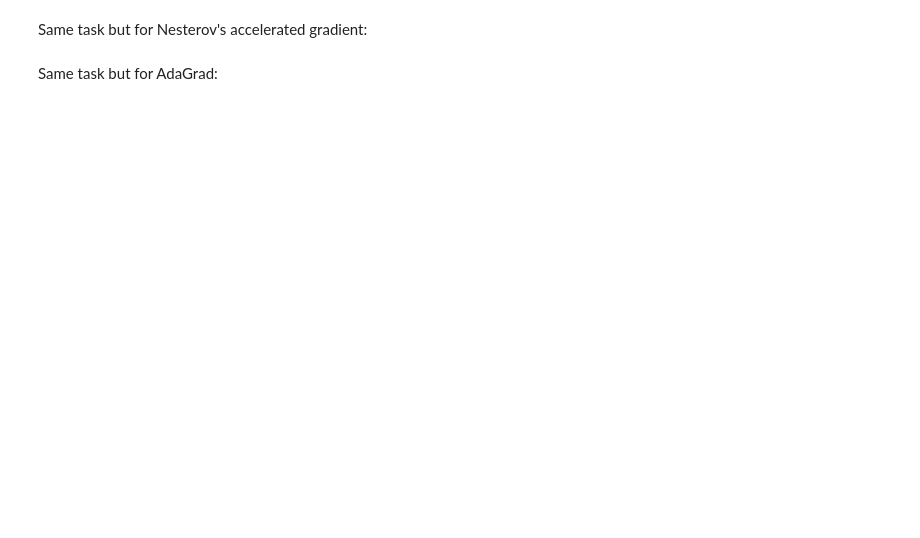
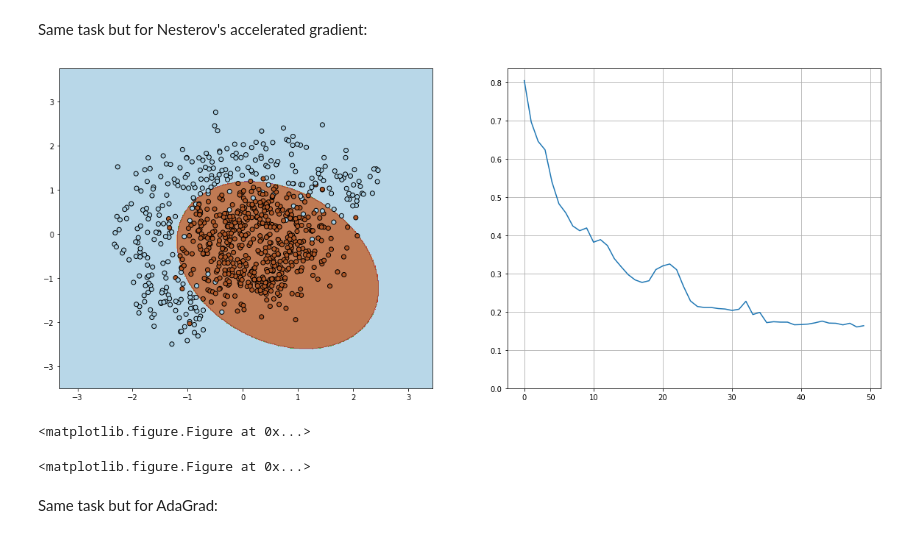
Before and after one commit to Rauf-Kurbanov/au_dl_course, a Jupyter notebook: seminar_2/task_1.ipynb, the cells around one changed output. Drawn from its saved outputs; the diff is of its cells as text; code cells hidden in the pictures; blank space fills up the shorter version.

```diff
--- a/seminar_2/task_1.ipynb
+++ b/seminar_2/task_1.ipynb
@@ -150,25 +160,35 @@ plt.clf()
 # %% [markdown]
 Same task but for Nesterov's accelerated gradient:
 # %%
-w = np.array([1,0,0,0,0,0], dtype=tf.float32)
+w = np.array([1,0,0,0,0,0], dtype=np.float32).reshape(6, 1)
+v = np.zeros(w.shape, dtype=np.float32)
 
-alpha = 0 # learning rate
-mu    = 0 # momentum
-
+alpha = 0.1 # learning rate
+mu = 0.5
 n_iter = 50
 batch_size = 4
 loss = np.zeros(n_iter)
 plt.figure(figsize=(12,5))
+
 with tf.Session() as sess:
     for i in range(n_iter):
         ind = random.sample(range(X.shape[0]), batch_size)
-        loss[i] sess.run(#
-        visualize(X[ind,:], y[ind], w, loss, n_iter)
+        X_batch = X[ind, :]
+        y_batch = y[ind, :]
 
-        w = sess.run(#)
+        w = w - v
+        grad = sess.run(compute_grad(X_tf, y_tf, w_tf), feed_dict={X_tf: X_batch, y_tf: y_batch, w_tf: w})
+        loss[i] = sess.run(compute_loss(X_tf_all, y_tf_all, w_tf), feed_dict={X_tf_all: X, y_tf_all: y, w_tf: w})
+        #visualize(X_batch, y_batch, w, loss[i], n_iter)
+        v = v * mu + alpha * grad
+        w = w - alpha * grad
 
 visualize(X, y, w, loss, n_iter)
 plt.clf()
+# %% [output]
+[figure, added]
+<matplotlib.figure.Figure at 0x...>
+<matplotlib.figure.Figure at 0x...>
 # %% [markdown]
 Same task but for AdaGrad:
 # %%
```
Also changed, not shown: parts of 9 cells of this notebook, 1 other file.
